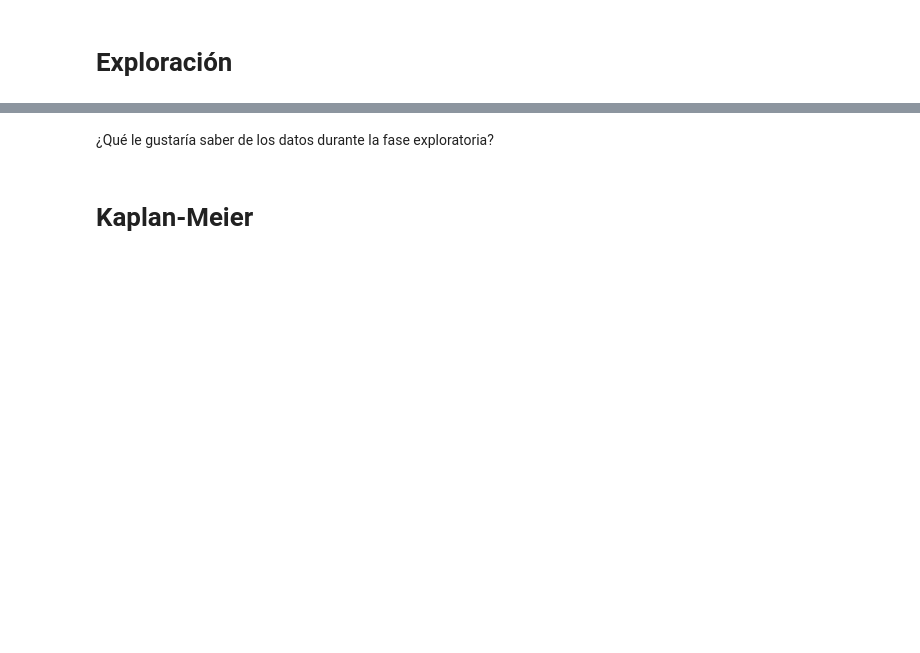
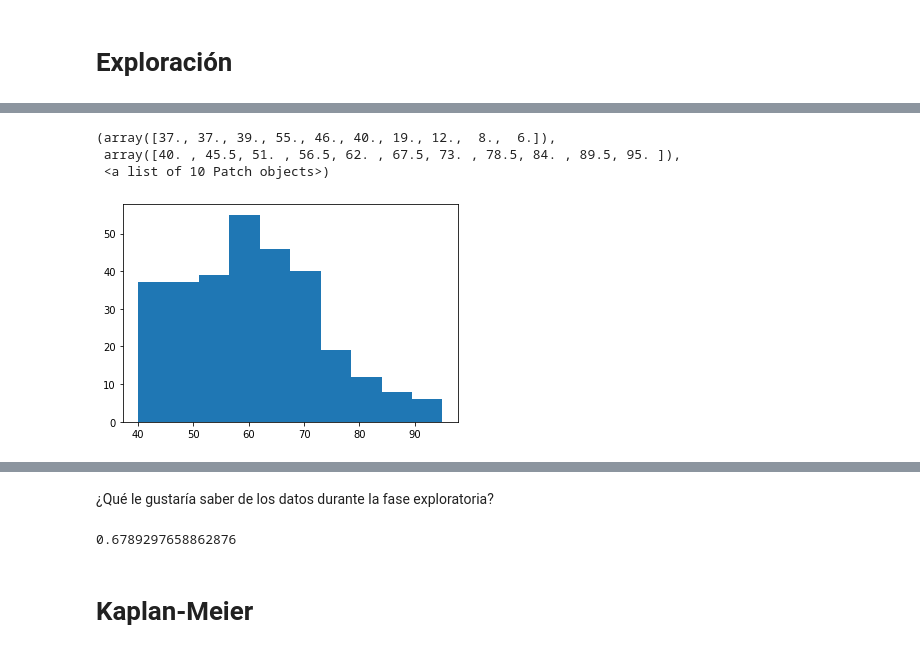
Before and after one commit to fjme95/python-para-la-ciencia-de-datos, a Jupyter notebook: Semana 9/Análisis_de_Supervivencia.ipynb, the cells around one changed output, grey strips where cells are left out. Drawn from its saved outputs; the diff is of its cells as text; code cells hidden in the pictures; blank space fills up the shorter version.

```diff
--- a/Semana 9/Análisis_de_Supervivencia.ipynb
+++ b/Semana 9/Análisis_de_Supervivencia.ipynb
@@ -81,4 +81,11 @@ heart_data_raw
 px.histogram(heart_data_raw, 'age', title = 'Histograma de la edad')
 # %% [output]
 [interactive output not drawn]
+# %%
+plt.hist(heart_data_raw.age)
+# %% [output]
+(array([37., 37., 39., 55., 46., 40., 19., 12.,  8.,  6.]),
+ array([40. , 45.5, 51. , 56.5, 62. , 67.5, 73. , 78.5, 84. , 89.5, 95. ]),
+ <a list of 10 Patch objects>)
+[figure, added]
 # %%
@@ -91,6 +98,10 @@ px.histogram(heart_data_raw, 'age', color='smoking', barmode='group')
 [interactive output not drawn]
 # %% [markdown]
 ¿Qué le gustaría saber de los datos durante la fase exploratoria?
+# %%
+heart_data_raw[heart_data_raw.DEATH_EVENT == 0].shape[0] / heart_data_raw.shape[0]
+# %% [output]
+0.6789297658862876
 # %% [markdown]
 # Kaplan-Meier
 # %% [markdown]
```
Also changed, not shown: parts of 3 cells of this notebook.
